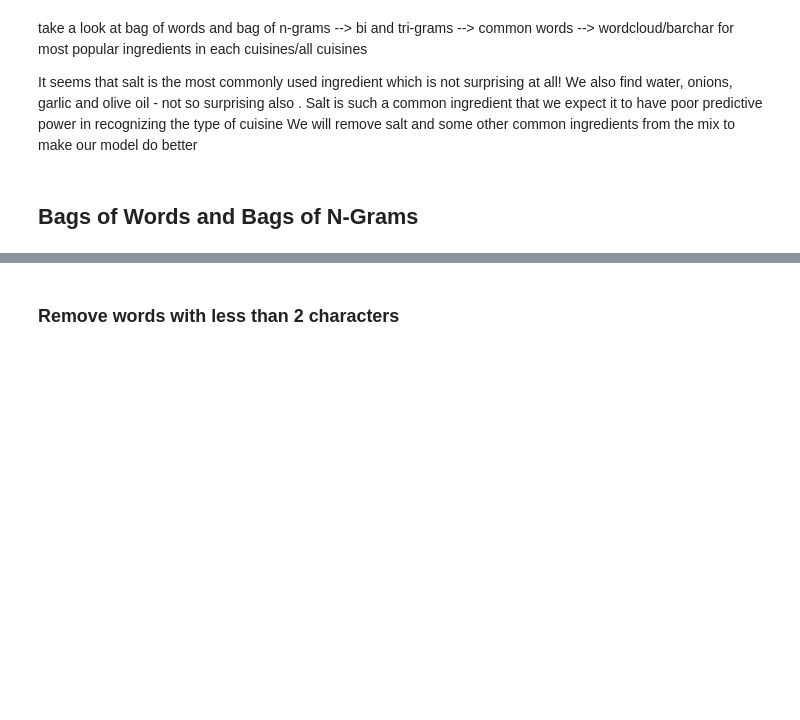
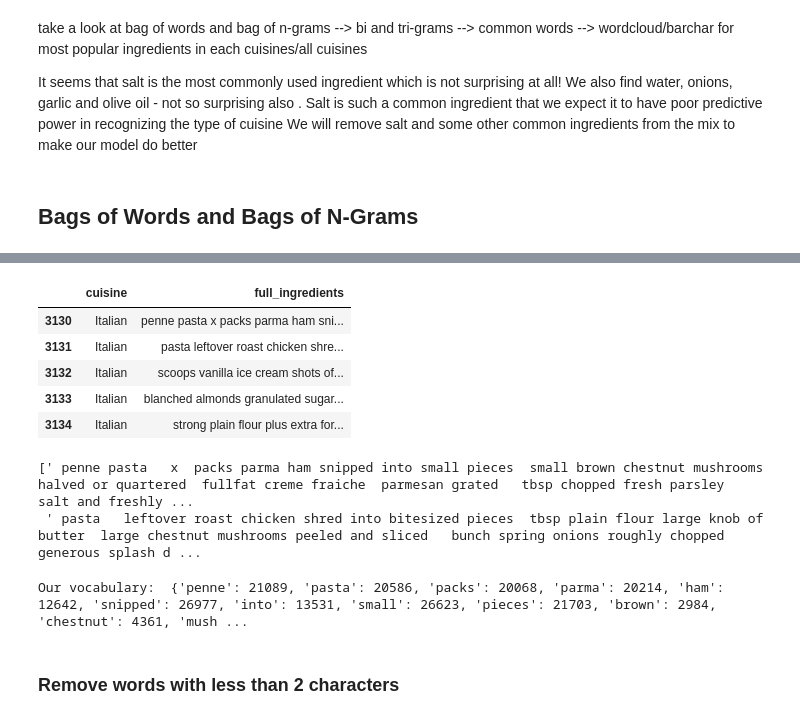
Before and after one commit to momcancode/Cuisine-Demystifier-NLP-ML-Project, a Jupyter notebook: model/00_EDA.ipynb, the cells around one changed output, grey strips where cells are left out. Saved outputs shown, nothing was run; the diff lists cells and outputs as text; code cells hidden in the pictures; blank space fills up the shorter version.

```diff
--- a/model/00_EDA.ipynb
+++ b/model/00_EDA.ipynb
@@ -347,5 +350,5 @@ df.sample(10, random_state=2)
 # %% [markdown]
 ### Word tokenization
 # %%
-df.full_ingredients = df.full_ingredients.apply(lambda x: word_tokenize(x))
-df.full_ingredients[:10]
+# df.full_ingredients = df.full_ingredients.apply(lambda x: word_tokenize(x))
+# df.head()
@@ -364,5 +355,5 @@ Name: full_ingredients, dtype: object
 # %% [markdown]
 ### Remove stop words
 # %%
-df.full_ingredients = df.full_ingredients.apply(lambda x: [word for word in x if not word in stop_words_nltk])
-df.full_ingredients[:10]
+# df.tokens = df.full_ingredients.apply(lambda x: [word for word in x if not word in stop_words_nltk])
+# df.head()
@@ -383,5 +362,5 @@ Name: full_ingredients, dtype: object
 
 Lemmatization refers to the process of mapping all different variants of a word to its base word.
 # %%
-df.full_ingredients = df.full_ingredients.apply(lambda x: [lemmatizer.lemmatize(word) for word in x])
-df.full_ingredients[:10]
+# df.full_ingredients = df.full_ingredients.apply(lambda x: [lemmatizer.lemmatize(word) for word in x])
+# df.full_ingredients[:10]
@@ -405,0 +400,16 @@ It seems that salt is the most commonly used ingredient which is not surprising
+# %%
+df_italian = df[df.cuisine == "Italian"]
+df_italian.head()
+# %% [output]
+|  | cuisine | full_ingredients |
+| 3130 | Italian | penne pasta x packs parma ham sni... |
+| 3131 | Italian | pasta leftover roast chicken shre... |
+| 3132 | Italian | scoops vanilla ice cream shots of... |
+| 3133 | Italian | blanched almonds granulated sugar... |
+| 3134 | Italian | strong plain flour plus extra for... |
+# %%
+italian_ingredients = [doc for doc in df_italian.full_ingredients]
+italian_ingredients[:2]
+# %% [output]
+[' penne pasta   x  packs parma ham snipped into small pieces  small brown chestnut mushrooms halved or quartered  fullfat creme fraiche  parmesan grated   tbsp chopped fresh parsley  salt and freshly ...
+ ' pasta   leftover roast chicken shred into bitesized pieces  tbsp plain flour large knob of butter  large chestnut mushrooms peeled and sliced   bunch spring onions roughly chopped generous splash d ...
@@ -405,0 +420,5 @@ It seems that salt is the most commonly used ingredient which is not surprising
+# %%
+#Look at the vocabulary mapping
+print("Our vocabulary: ", count_vect.vocabulary_)
+# %% [output]
+Our vocabulary:  {'penne': 21089, 'pasta': 20586, 'packs': 20068, 'parma': 20214, 'ham': 12642, 'snipped': 26977, 'into': 13531, 'small': 26623, 'pieces': 21703, 'brown': 2984, 'chestnut': 4361, 'mush ...
```
Also changed, not shown: parts of 17 cells of this notebook, 3 other files.
